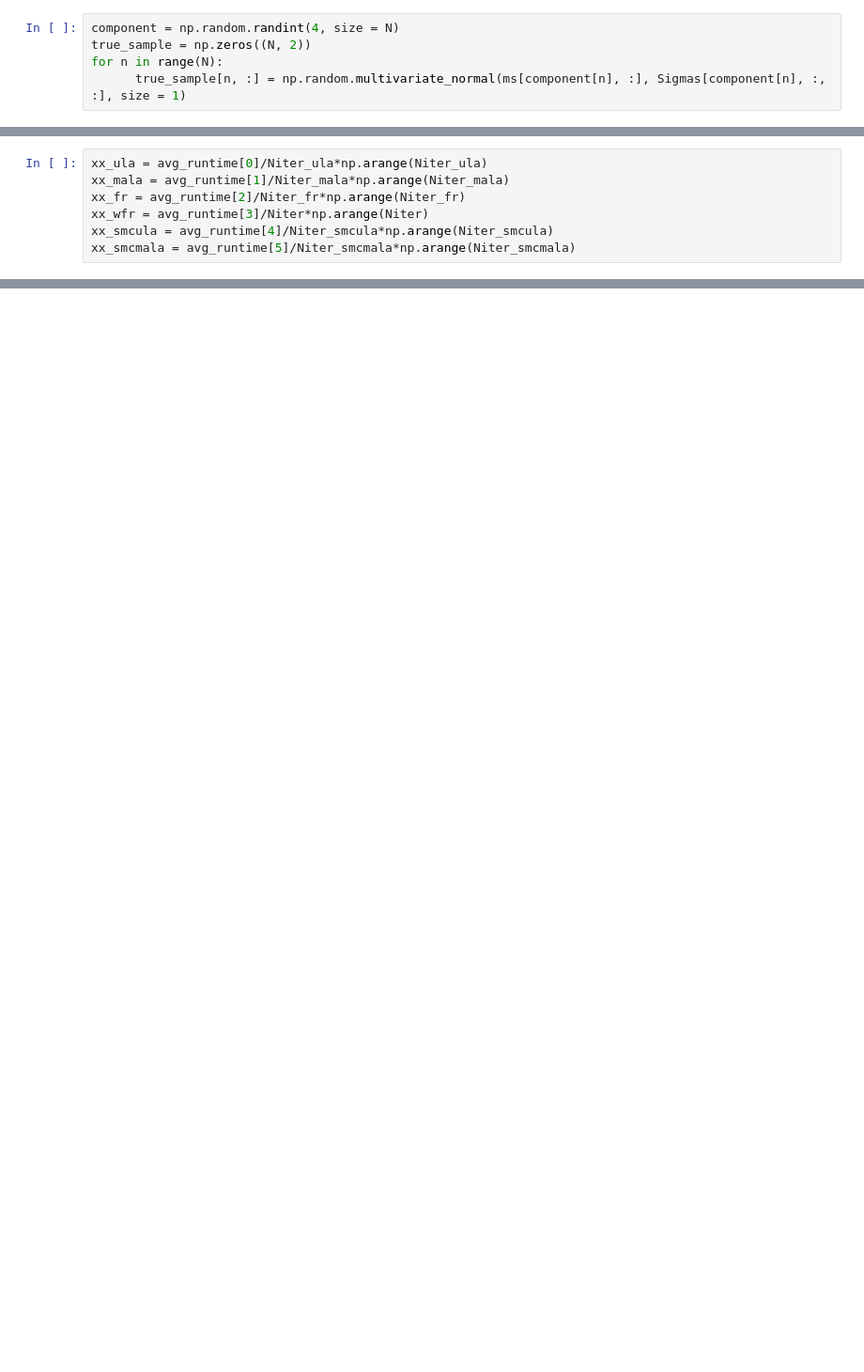
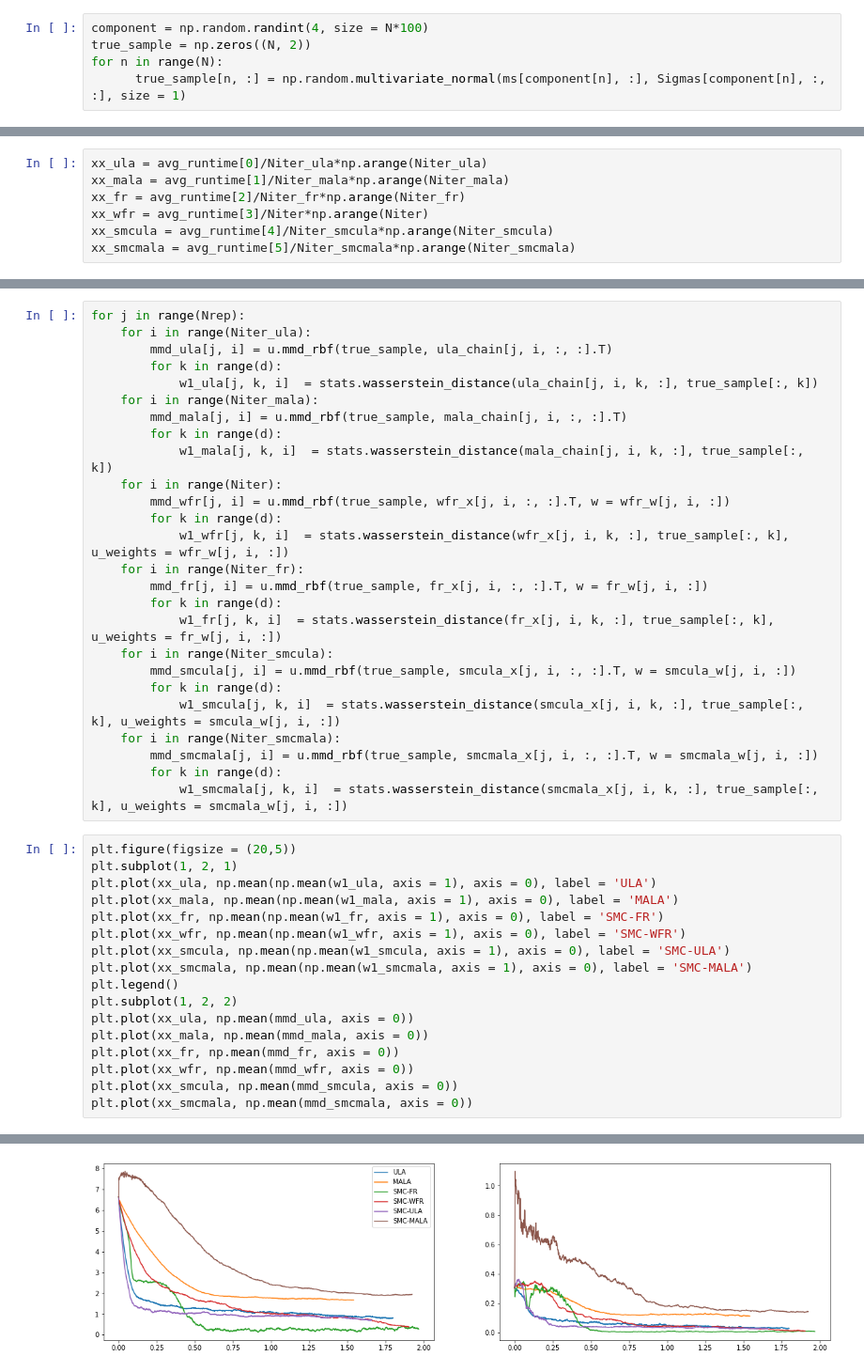
Before and after one commit to FrancescaCrucinio/SMC-WFR, a Jupyter notebook: GaussianMixture4Modes/GaussianMixture4Models_FlowComparison.ipynb, the cells around one changed output, grey strips where cells are left out. Shown: that part at 94% size. Saved outputs shown, nothing was run; the diff lists cells and outputs as text; blank space fills up the shorter version.

```diff
--- a/GaussianMixture4Modes/GaussianMixture4Models_FlowComparison.ipynb
+++ b/GaussianMixture4Modes/GaussianMixture4Models_FlowComparison.ipynb
@@ -57,7 +47,7 @@ N = 500
 h = gamma
 X0 = np.random.multivariate_normal(np.array([0, 0]), np.eye(d), size = N)
 # %%
-component = np.random.randint(4, size = N)
+component = np.random.randint(4, size = N*100)
 true_sample = np.zeros((N, 2))
 for n in range(N):
       true_sample[n, :] = np.random.multivariate_normal(ms[component[n], :], Sigmas[component[n], :, :], size = 1)
@@ -167,0 +135,44 @@ plt.plot(xx_wfr, mmd_wfr)
+# %%
+for j in range(Nrep):
+    for i in range(Niter_ula):
+        mmd_ula[j, i] = u.mmd_rbf(true_sample, ula_chain[j, i, :, :].T)
+        for k in range(d):
+            w1_ula[j, k, i]  = stats.wasserstein_distance(ula_chain[j, i, k, :], true_sample[:, k])
+    for i in range(Niter_mala):
+        mmd_mala[j, i] = u.mmd_rbf(true_sample, mala_chain[j, i, :, :].T)
+        for k in range(d):
+            w1_mala[j, k, i]  = stats.wasserstein_distance(mala_chain[j, i, k, :], true_sample[:, k])
+    for i in range(Niter):
+        mmd_wfr[j, i] = u.mmd_rbf(true_sample, wfr_x[j, i, :, :].T, w = wfr_w[j, i, :])
+        for k in range(d):
+            w1_wfr[j, k, i]  = stats.wasserstein_distance(wfr_x[j, i, k, :], true_sample[:, k], u_weights = wfr_w[j, i, :])
+    for i in range(Niter_fr):
+        mmd_fr[j, i] = u.mmd_rbf(true_sample, fr_x[j, i, :, :].T, w = fr_w[j, i, :])
+        for k in range(d):
+            w1_fr[j, k, i]  = stats.wasserstein_distance(fr_x[j, i, k, :], true_sample[:, k], u_weights = fr_w[j, i, :])
+    for i in range(Niter_smcula):
+        mmd_smcula[j, i] = u.mmd_rbf(true_sample, smcula_x[j, i, :, :].T, w = smcula_w[j, i, :])
+        for k in range(d):
+            w1_smcula[j, k, i]  = stats.wasserstein_distance(smcula_x[j, i, k, :], true_sample[:, k], u_weights = smcula_w[j, i, :])
+    for i in range(Niter_smcmala):
+        mmd_smcmala[j, i] = u.mmd_rbf(true_sample, smcmala_x[j, i, :, :].T, w = smcmala_w[j, i, :])
+        for k in range(d):
+            w1_smcmala[j, k, i]  = stats.wasserstein_distance(smcmala_x[j, i, k, :], true_sample[:, k], u_weights = smcmala_w[j, i, :])
+# %%
+plt.figure(figsize = (20,5))
+plt.subplot(1, 2, 1)
+plt.plot(xx_ula, np.mean(np.mean(w1_ula, axis = 1), axis = 0), label = 'ULA')
+plt.plot(xx_mala, np.mean(np.mean(w1_mala, axis = 1), axis = 0), label = 'MALA')
+plt.plot(xx_fr, np.mean(np.mean(w1_fr, axis = 1), axis = 0), label = 'SMC-FR')
+plt.plot(xx_wfr, np.mean(np.mean(w1_wfr, axis = 1), axis = 0), label = 'SMC-WFR')
+plt.plot(xx_smcula, np.mean(np.mean(w1_smcula, axis = 1), axis = 0), label = 'SMC-ULA')
+plt.plot(xx_smcmala, np.mean(np.mean(w1_smcmala, axis = 1), axis = 0), label = 'SMC-MALA')
+plt.legend()
+plt.subplot(1, 2, 2)
+plt.plot(xx_ula, np.mean(mmd_ula, axis = 0))
+plt.plot(xx_mala, np.mean(mmd_mala, axis = 0))
+plt.plot(xx_fr, np.mean(mmd_fr, axis = 0))
+plt.plot(xx_wfr, np.mean(mmd_wfr, axis = 0))
+plt.plot(xx_smcula, np.mean(mmd_smcula, axis = 0))
+plt.plot(xx_smcmala, np.mean(mmd_smcmala, axis = 0))
+# %% [output]
@@ -167,0 +180 @@ plt.plot(xx_wfr, mmd_wfr)
+[figure, added]
```
Also changed, not shown: parts of 12 cells of this notebook, 7 other files.
